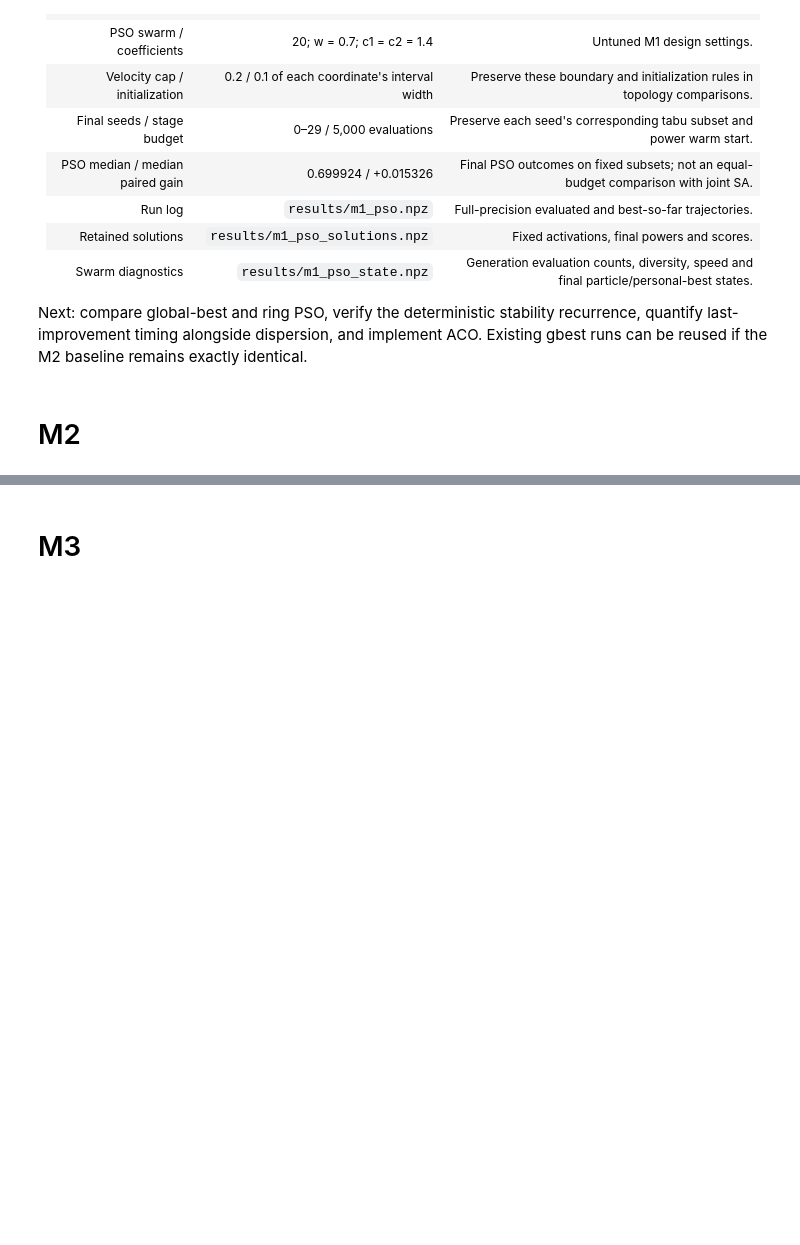
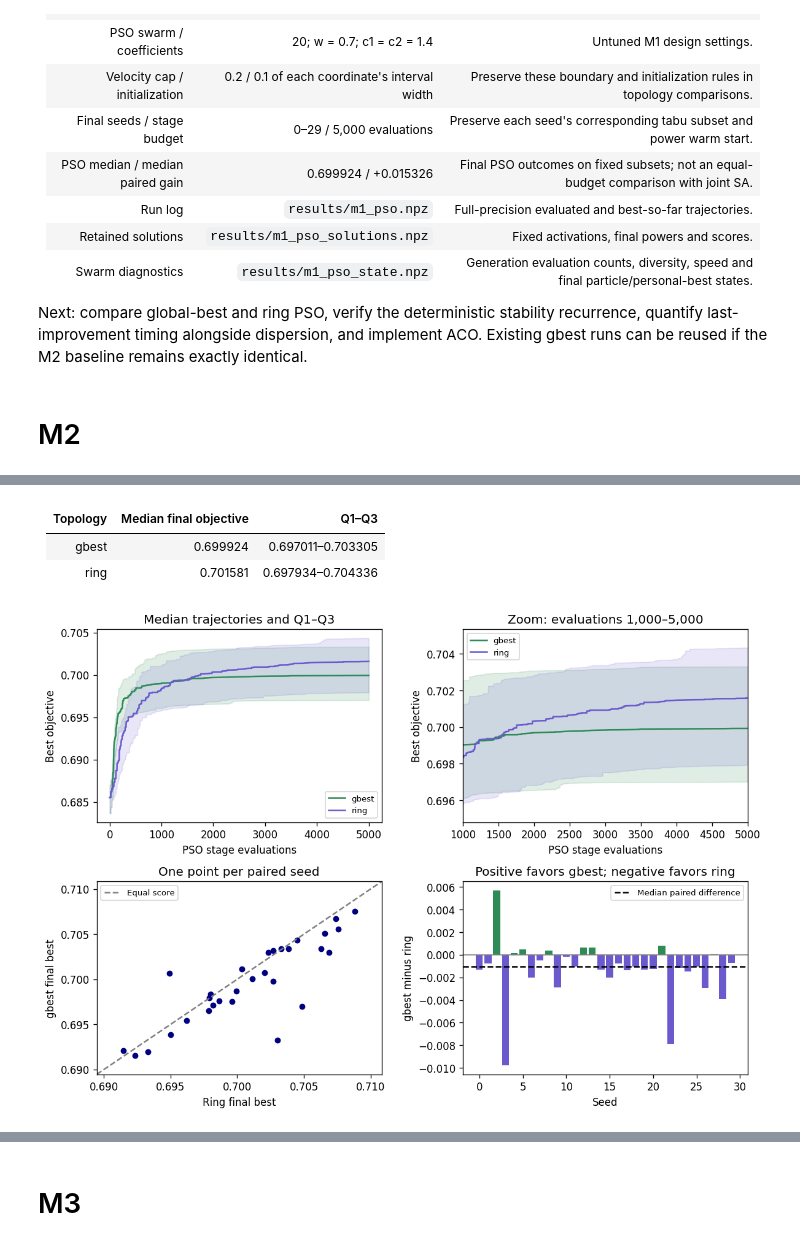
Before and after one commit to eldeivid420/advancedAlgorithmsBio2026, a Jupyter notebook: notebooks/tc6035-A01748760.ipynb, the cells around one changed output, grey strips where cells are left out. Cells and saved outputs as stored; diff of their text form; code cells hidden in the pictures; blank space fills up the shorter version.

Commit message:
Implement ring PSO and compare topologies over 30 paired seeds

```diff
--- a/notebooks/tc6035-A01748760.ipynb
+++ b/notebooks/tc6035-A01748760.ipynb
@@ -3384,0 +3883,44 @@ Next: compare global-best and ring PSO, verify the deterministic stability recur
+# %%
+summary="| Topology | Median final objective | Q1–Q3 |\n|---|---:|---:|\n"
+for label,scores in topo_scores.items():
+    a,b,c=np.percentile(scores,[25,50,75])
+    summary+=f"| {label} | {b:.6f} | {a:.6f}–{c:.6f} |\n"
+display({"text/markdown":summary},raw=True)
+fig,axes=plt.subplots(2,2,figsize=(10,7))
+axis=np.arange(1,BUDGET+1)
+for label,runs,color in (("gbest",topo_gbest_runs,"seagreen"),("ring",topo_ring_runs,"slateblue")):
+    q1,med,q3=np.percentile(np.array(runs.best_so_far),[25,50,75],axis=0)
+    for ax in axes[0]:
+        ax.plot(axis,med,label=label,color=color)
+        ax.fill_between(axis,q1,q3,color=color,alpha=.15)
+        ax.set(xlabel="PSO stage evaluations",ylabel="Best objective")
+        ax.legend(fontsize=8)
+axes[0,0].set_title("Median trajectories and Q1–Q3")
+axes[0,1].set(title="Zoom: evaluations 1,000–5,000",xlim=(1000,5000))
+tail=np.array([topo_gbest_runs.best_so_far,topo_ring_runs.best_so_far])[:,:,999:]
+lo,hi=np.percentile(tail,[25,75],axis=1).min(),np.percentile(tail,[25,75],axis=1).max()
+axes[0,1].set_ylim(lo-.001,hi+.001)
+low=min(topo_scores['gbest'].min(),topo_scores['ring'].min())-.002
+high=max(topo_scores['gbest'].max(),topo_scores['ring'].max())+.002
+axes[1,0].plot([low,high],[low,high],ls="--",color="gray",label="Equal score")
+axes[1,0].scatter(topo_scores['ring'],topo_scores['gbest'],color="navy",s=24)
+axes[1,0].set(title="One point per paired seed",xlabel="Ring final best",ylabel="gbest final best",xlim=(low,high),ylim=(low,high))
+from matplotlib.ticker import MaxNLocator
+axes[1,0].xaxis.set_major_locator(MaxNLocator(nbins=5))
+axes[1,0].yaxis.set_major_locator(MaxNLocator(nbins=5))
+axes[1,0].legend(fontsize=8)
+axes[1,1].bar(SEEDS,topo_differences,color=np.where(topo_differences>0,"seagreen","slateblue"))
+axes[1,1].axhline(0,color="gray",lw=1)
+axes[1,1].axhline(np.median(topo_differences),color="black",ls="--",label="Median paired difference")
+axes[1,1].set(title="Positive favors gbest; negative favors ring",xlabel="Seed",ylabel="gbest minus ring")
+axes[1,1].legend(fontsize=8)
+fig.tight_layout()
+Path("figures").mkdir(exist_ok=True)
+fig.savefig("figures/m2_topology.png",dpi=120,bbox_inches="tight")
+plt.show()
+# %% [output]
+| Topology | Median final objective | Q1–Q3 |
+|---|---:|---:|
+| gbest | 0.699924 | 0.697011–0.703305 |
+| ring | 0.701581 | 0.697934–0.704336 |
+[figure, added]
```
Also changed, not shown: parts of 12 cells of this notebook, 5 other files.
